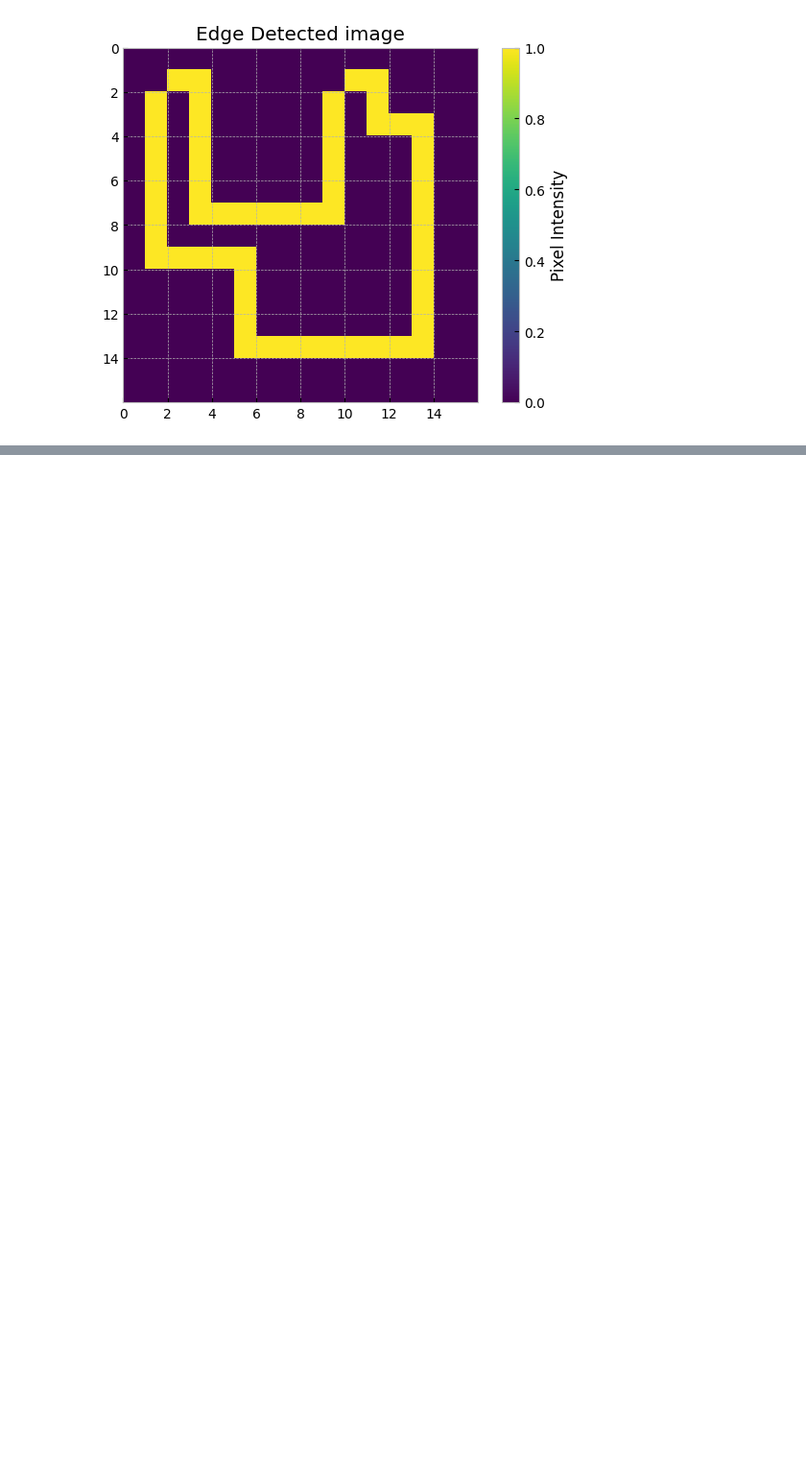
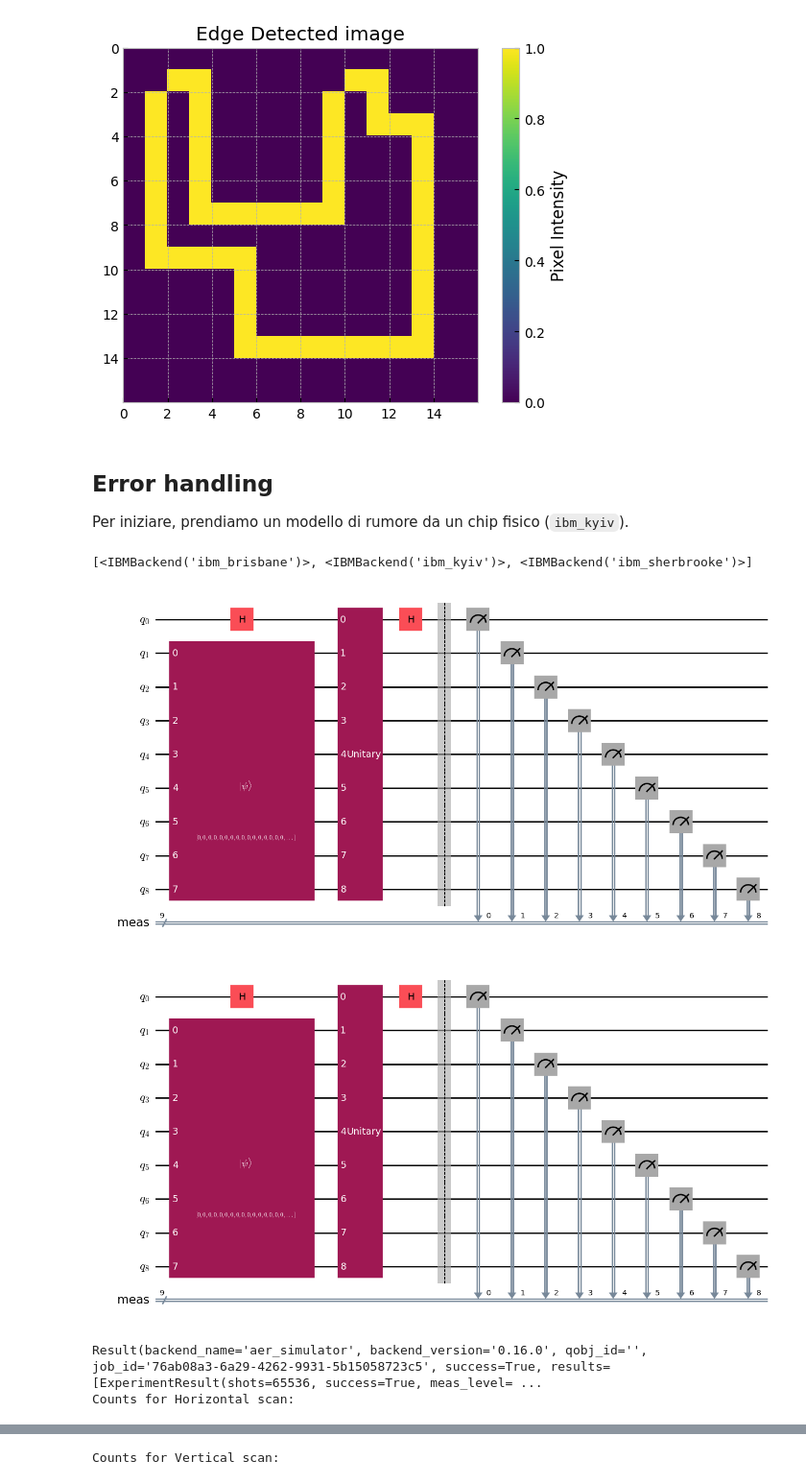
Before and after one commit to manueldiagostino/qc-progetto, a Jupyter notebook: src/progetto.ipynb, the cells around one changed output, grey strips where cells are left out. Shown at 96% size. Cells and saved outputs as stored; diff of their text form; code cells hidden in the pictures; blank space fills up the shorter version.

Commit message:
code: implementazione simulazione con errore (16x16)

```diff
--- a/src/progetto.ipynb
+++ b/src/progetto.ipynb
@@ -209,3 +213,74 @@ plot_image(edge_scan_sim, 'Edge Detected image')
 [figure]
 [figure]
 [figure]
+# %% [markdown]
+## Error handling
+
+Per iniziare, prendiamo un modello di rumore da un chip fisico (`ibm_kyiv`).
+# %%
+from qiskit_aer import AerSimulator
+from qiskit_aer.noise import NoiseModel
+
+from qiskit_ibm_runtime import QiskitRuntimeService
+service = QiskitRuntimeService(channel="ibm_quantum", token="cd9627c6de96e42618ed7038236b7d2bcff428e501b8f6866512731ad43cb60c57f5aff2822718b0e9b71c3d9bc58cda7d21994fe6ec88bbaf5ac128ce2715b3")
+print(service.backends())
+
+backend = service.backend("ibm_kyiv")
+noise_model = NoiseModel.from_backend(backend)
+
+# Get coupling map from backend
+coupling_map = backend.configuration().coupling_map
+# Get basis gates from noise model
+basis_gates = noise_model.basis_gates
+# %% [output]
+[<IBMBackend('ibm_brisbane')>, <IBMBackend('ibm_kyiv')>, <IBMBackend('ibm_sherbrooke')>]
+# %%
+# Create the circuit for horizontal scan
+qc_h = QuantumCircuit(total_qb)
+qc_h.initialize(image_norm_h, range(1, total_qb))
+qc_h.h(0)
+qc_h.unitary(D2n_1, range(total_qb))
+qc_h.h(0)
+qc_h.measure_all()
+display(qc_h.draw('mpl', fold=-1))
+
+# Create the circuit for vertical scan
+qc_v = QuantumCircuit(total_qb)
+qc_v.initialize(image_norm_v, range(1, total_qb))
+qc_v.h(0)
+qc_v.unitary(D2n_1, range(total_qb))
+qc_v.h(0)
+qc_v.measure_all()
+display(qc_v.draw('mpl', fold=-1))
+
+# # Transpile the circuits for optimized execution on the backend
+# qc_h_t = transpile(qc_h, backend=backend, optimization_level=3)
+# qc_h_v = transpile(qc_v, backend=backend, optimization_level=3)
+# print('transpiled!')
+
+# Combine both circuits into a single list
+# circ_list = [qc_h_t, qc_h_v]
+circ_list = [qc_h, qc_v]
+
+# Perform a noise simulation
+backend = AerSimulator(noise_model=noise_model,
+                       coupling_map=coupling_map,
+                       basis_gates=basis_gates)
+
+from qiskit.visualization import plot_histogram
+result = backend.run(circ_list, shots=2**16).result()
+print(result)
+
+counts_h = result.get_counts(qc_h)
+counts_v = result.get_counts(qc_v)
+
+print('Counts for Horizontal scan:')
+display(plot_histogram(counts_h))
+
+print('\n\nCounts for Vertical scan:')
+display(plot_histogram(counts_v))
+# %% [output]
+[figure, added]
+[figure, added]
+Result(backend_name='aer_simulator', backend_version='0.16.0', qobj_id='', job_id='76ab08a3-6a29-4262-9931-5b15058723c5', success=True, results=[ExperimentResult(shots=65536, success=True, meas_level= ...
+Counts for Horizontal scan:
@@ -211,0 +288 @@ plot_image(edge_scan_sim, 'Edge Detected image')
+Counts for Vertical scan:
```
Also changed, not shown: parts of 6 cells of this notebook.
